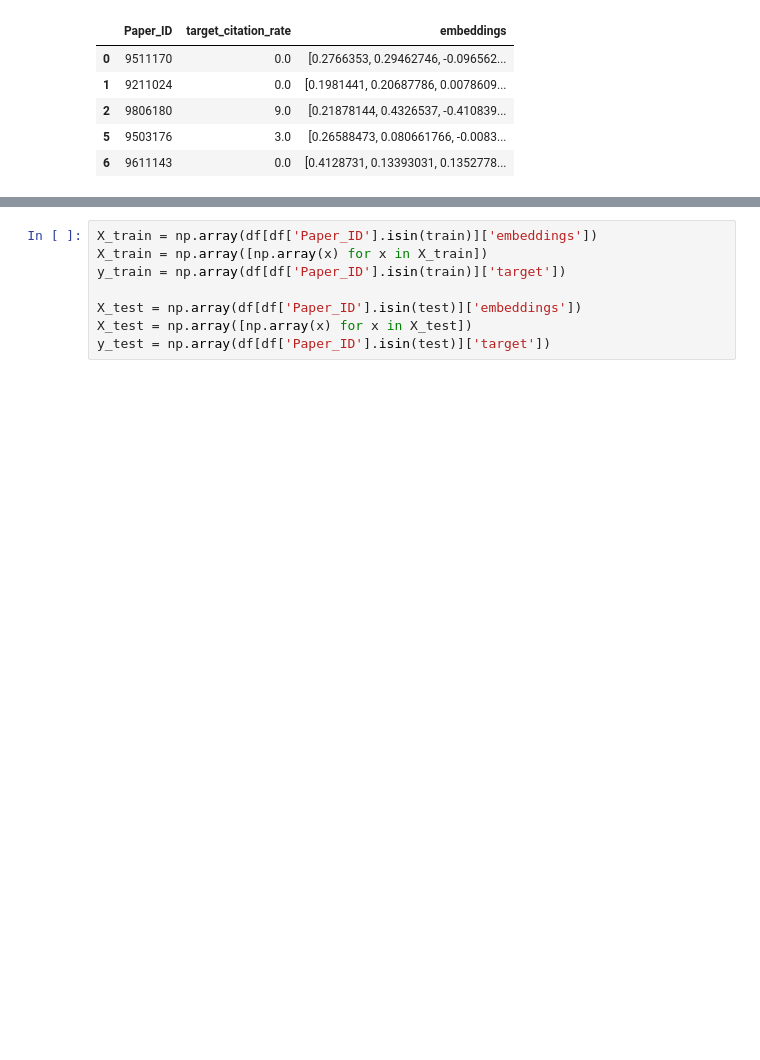
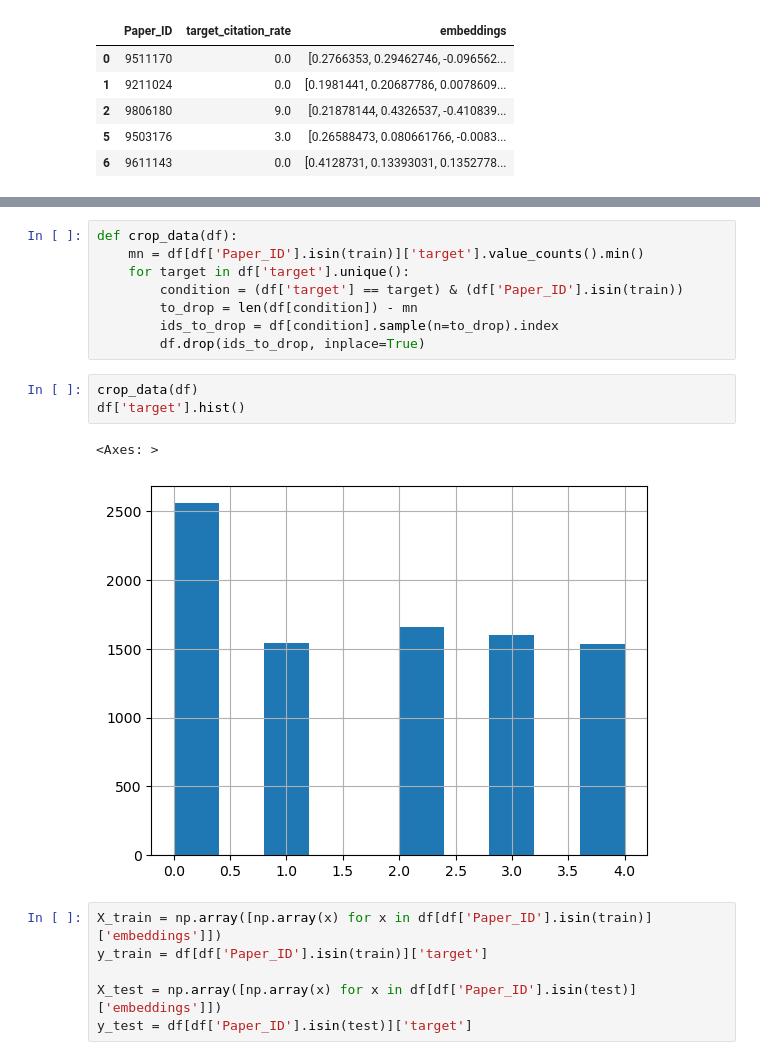
Before and after one commit to ArtemCh101/hse-sna-project, a Jupyter notebook: notebooks/node2vec.ipynb, the cells around one changed output, grey strips where cells are left out. Drawn from its saved outputs; the diff is of its cells as text; blank space fills up the shorter version.

```diff
--- a/notebooks/node2vec.ipynb
+++ b/notebooks/node2vec.ipynb
@@ -48,8 +48,20 @@ df['target'].hist()
+# %%
+def crop_data(df):
+    mn = df[df['Paper_ID'].isin(train)]['target'].value_counts().min()
+    for target in df['target'].unique():
+        condition = (df['target'] == target) & (df['Paper_ID'].isin(train))
+        to_drop = len(df[condition]) - mn
+        ids_to_drop = df[condition].sample(n=to_drop).index
+        df.drop(ids_to_drop, inplace=True)
+# %%
+crop_data(df)
+df['target'].hist()
+# %% [output]
+<Axes: >
+[figure, added]
 # %%
-X_train = np.array(df[df['Paper_ID'].isin(train)]['embeddings'])
-X_train = np.array([np.array(x) for x in X_train])
-y_train = np.array(df[df['Paper_ID'].isin(train)]['target'])
+X_train = np.array([np.array(x) for x in df[df['Paper_ID'].isin(train)]['embeddings']])
+y_train = df[df['Paper_ID'].isin(train)]['target']
 
-X_test = np.array(df[df['Paper_ID'].isin(test)]['embeddings'])
-X_test = np.array([np.array(x) for x in X_test])
-y_test = np.array(df[df['Paper_ID'].isin(test)]['target'])
+X_test = np.array([np.array(x) for x in df[df['Paper_ID'].isin(test)]['embeddings']])
+y_test = df[df['Paper_ID'].isin(test)]['target']
```
Also changed, not shown: parts of 8 cells of this notebook.
